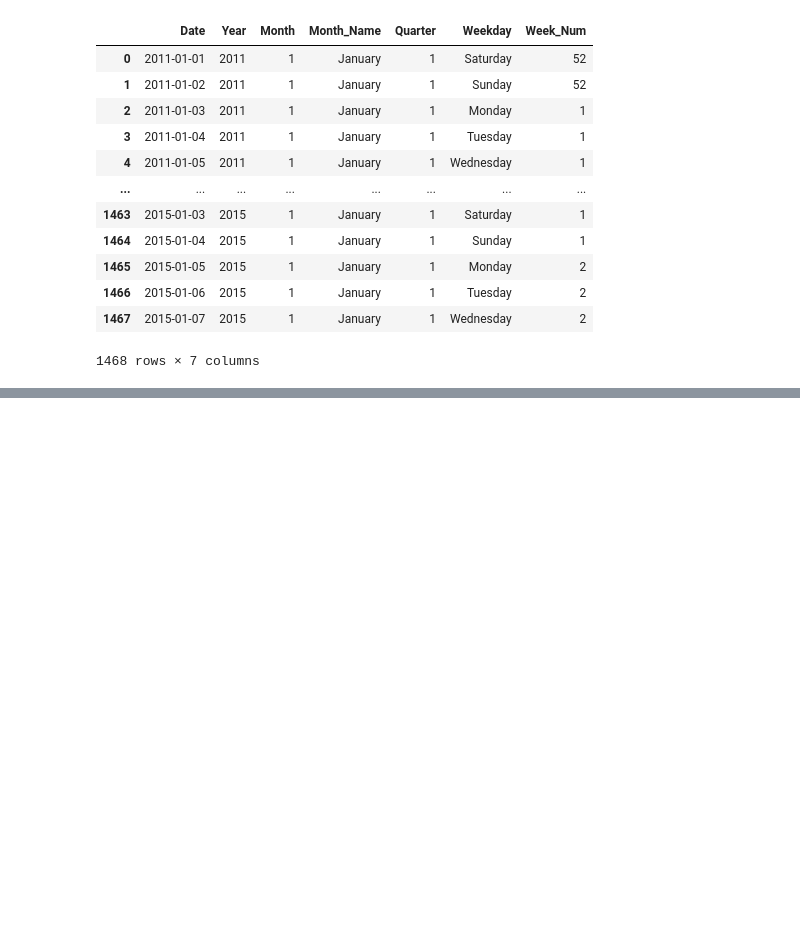
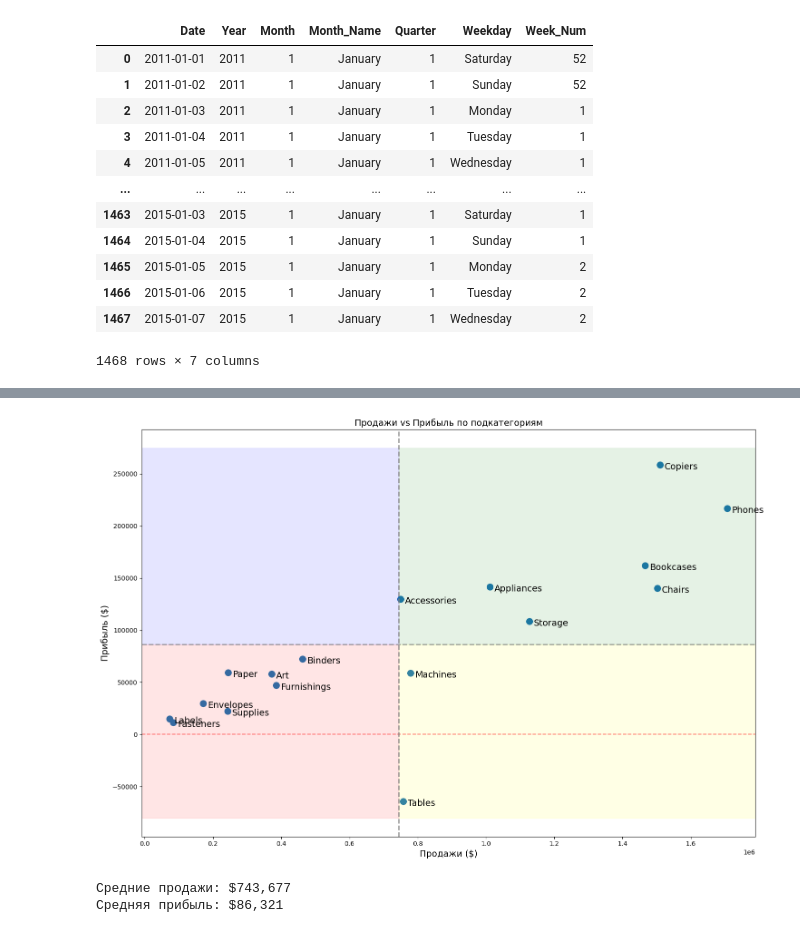
Before and after one commit to AlexanderSh11/powerbi-sales-dashboard-global-superstore, a Jupyter notebook: notebooks/01_eda_and_data_preparation.ipynb, the cells around one changed output, grey strips where cells are left out. Saved outputs shown, nothing was run; the diff lists cells and outputs as text; code cells hidden in the pictures; blank space fills up the shorter version.

```diff
--- a/notebooks/01_eda_and_data_preparation.ipynb
+++ b/notebooks/01_eda_and_data_preparation.ipynb
@@ -179,0 +349,15 @@ calendar_df
+# %%
+orders_by_subcategory = data_processed.groupby(by="Sub-Category").agg({
+    "Sales": "sum",
+    "Profit": "sum",
+    "Order ID": "count"
+})
+orders_by_subcategory.columns = ["Total_Sales", "Total_Profit", "Orders_Count"]
+
+orders_by_subcategory["Margin"] = orders_by_subcategory["Total_Profit"] / orders_by_subcategory["Total_Sales"] * 100
+
+orders_by_subcategory["Total_Sales_Proportion"] = orders_by_subcategory["Total_Sales"] / total_sales
+
+orders_by_subcategory = orders_by_subcategory.sort_values("Total_Profit", ascending=False)
+
+print(orders_by_subcategory.to_string(float_format = '{:,.2f}'.format))
@@ -179,0 +391,44 @@ calendar_df
+# %%
+plt.figure(figsize=(15, 10))
+plt.scatter(
+    x=orders_by_subcategory["Total_Sales"],
+    y=orders_by_subcategory["Total_Profit"],
+    s=100,
+)
+for i, row in orders_by_subcategory.iterrows():
+    plt.annotate(
+        i,
+        (row["Total_Sales"], row["Total_Profit"]),
+        xytext=(10, -10),
+        textcoords="offset pixels",
+        fontsize=14,
+    )
+
+plt.title("Продажи vs Прибыль по подкатегориям", fontsize=14)
+plt.xlabel("Продажи ($)", fontsize=14)
+plt.ylabel("Прибыль ($)", fontsize=14)
+
+plt.axhline(y=0, color="red", linestyle="--", alpha=0.5)
+
+avg_sales = orders_by_subcategory["Total_Sales"].mean()
+avg_profit = orders_by_subcategory["Total_Profit"].mean()
+plt.axvline(x=avg_sales, color="gray", linestyle="--", linewidth=2, alpha=0.7)
+plt.axhline(y=avg_profit, color="gray", linestyle="--", linewidth=2, alpha=0.7)
+
+x_min, x_max = plt.xlim()
+y_min, y_max = plt.ylim()
+
+plt.axhspan(avg_profit, y_max, xmin=(avg_sales - x_min) / (x_max - x_min), color="green", alpha=0.1)
+plt.axhspan(avg_profit, y_max, xmin=0, xmax=(avg_sales - x_min) / (x_max - x_min), color="blue", alpha=0.1)
+plt.axhspan(ymin=y_min, ymax=avg_profit, xmin=(avg_sales - x_min) / (x_max - x_min), color="yellow", alpha=0.1)
+plt.axhspan(ymin=y_min, ymax=avg_profit, xmin=0, xmax=(avg_sales - x_min) / (x_max - x_min), color="red", alpha=0.1)
+
+plt.tight_layout()
+plt.show()
+
+print(f"Средние продажи: ${avg_sales:,.0f}")
+print(f"Средняя прибыль: ${avg_profit:,.0f}")
+# %% [output]
+[figure, added]
+Средние продажи: $743,677
+Средняя прибыль: $86,321
```
Also changed, not shown: parts of 32 cells of this notebook.
